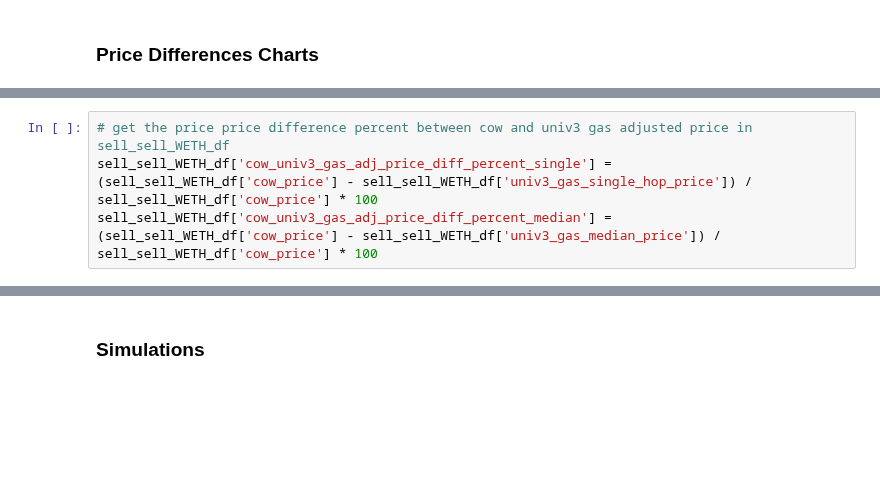
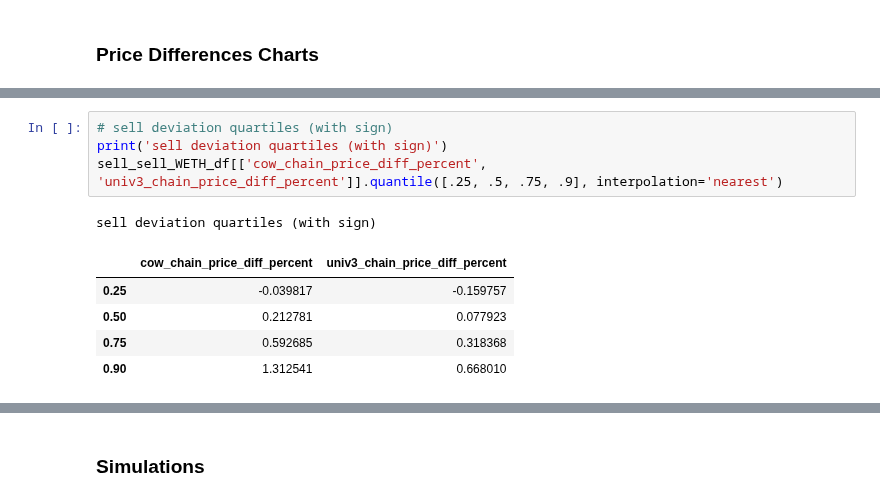
Before and after one commit to mohammed7s/Feedlot, a Jupyter notebook: quantitative_results/data_analysis.ipynb, the cells around one changed output, grey strips where cells are left out. Saved outputs shown, nothing was run; the diff lists cells and outputs as text; blank space fills up the shorter version.

```diff
--- a/quantitative_results/data_analysis.ipynb
+++ b/quantitative_results/data_analysis.ipynb
@@ -270,4 +379,0 @@ buy_buy_WETH_df['cow_univ3_gas_adj_price_diff_percent_median'] = (buy_buy_WETH_d
-# %%
-# get the price price difference percent between cow and univ3 gas adjusted price in sell_sell_WETH_df
-sell_sell_WETH_df['cow_univ3_gas_adj_price_diff_percent_single'] = (sell_sell_WETH_df['cow_price'] - sell_sell_WETH_df['univ3_gas_single_hop_price']) / sell_sell_WETH_df['cow_price'] * 100
-sell_sell_WETH_df['cow_univ3_gas_adj_price_diff_percent_median'] = (sell_sell_WETH_df['cow_price'] - sell_sell_WETH_df['univ3_gas_median_price']) / sell_sell_WETH_df['cow_price'] * 100
@@ -278,3 +439,14 @@ buy_buy_WETH_df['cow_chain_price_diff_percent'] = (buy_buy_WETH_df['chain_price'
+# %%
+# sell deviation quartiles (with sign)
+print('sell deviation quartiles (with sign)')
+sell_sell_WETH_df[['cow_chain_price_diff_percent', 'univ3_chain_price_diff_percent']].quantile([.25, .5, .75, .9], interpolation='nearest')
+# %% [output]
+sell deviation quartiles (with sign)
+|  | cow_chain_price_diff_percent | univ3_chain_price_diff_percent |
+| 0.25 | -0.039817 | -0.159757 |
+| 0.50 | 0.212781 | 0.077923 |
+| 0.75 | 0.592685 | 0.318368 |
+| 0.90 | 1.312541 | 0.668010 |
 # %%
 # plot histogram of the price diffs
 # https://matplotlib.org/stable/gallery/misc/rasterization_demo.html
```
Also changed, not shown: parts of 42 cells of this notebook, 10 other files.
